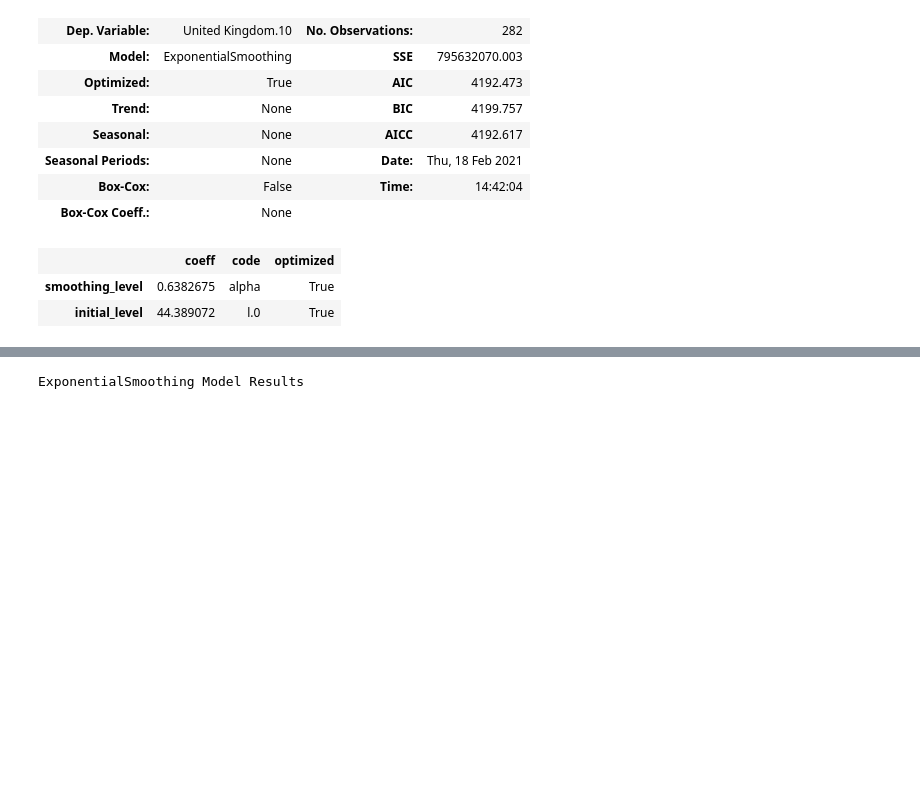
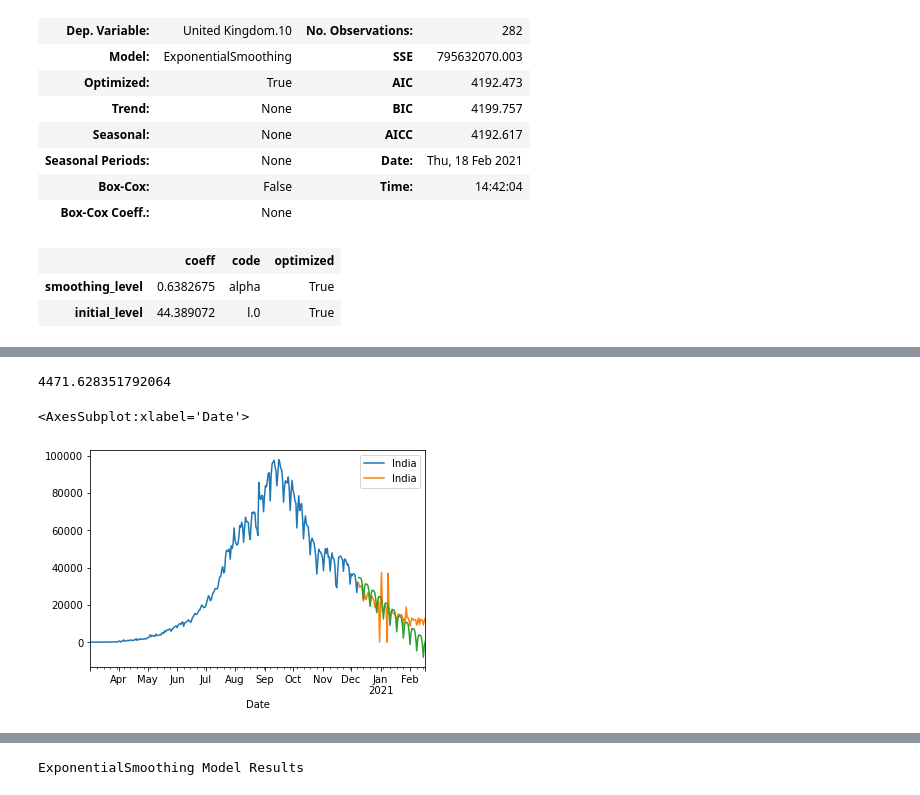
Before and after one commit to sabarishchockalingam2017/covid_forecasting, a Jupyter notebook: notebooks/covid_forecasting.ipynb, the cells around one changed output, grey strips where cells are left out. Saved outputs shown, nothing was run; the diff lists cells and outputs as text; code cells hidden in the pictures; blank space fills up the shorter version.

```diff
--- a/notebooks/covid_forecasting.ipynb
+++ b/notebooks/covid_forecasting.ipynb
@@ -350,14 +350,26 @@ ExponentialSmoothing Model Results
 # %%
 # skipping first row (header row) and resetting index to begin at 0
 dates = pd.to_datetime(casesdf['Country/Region'][1:], format="%m/%d/%y")
-tsdata = pd.DataFrame(casesdf['US'][1:])
+tsdata = pd.DataFrame(casesdf['India'][1:])
 tsdata.index = dates
 tsdata.index.freq='d' # setting time frequency to be by date
 tsdata = tsdata.rename_axis('Date')
 tsdata = tsdata[tsdata.index>'03-01-2020']
-
+tsdata.fillna(0,inplace=True)
 # splitting 80% into trainset and 20% into testset
 sersplit = round(len(tsdata)*0.8)
 traindata = tsdata.iloc[:sersplit]
 testdata = tsdata.iloc[sersplit:]
 pred_horizon = len(testdata)-1
+# %%
+# multiplicative fitting does not work with zero values
+if np.any(traindata<=0) or np.any(testdata<=0):
+    hw_params = [[None,'additive'],[None,'additive'],[7,15,30,90]]
+else:
+    hw_params = [[None,'additive','multiplicative'],[None,'additive','multiplicative'],[7,15,30,90]]
+#hw_par_iter = list(combinations_with_replacement(hw_params,2))
+hw_par_iter = list(product(*hw_params))
+hwmodels = [ExponentialSmoothing(traindata, seasonal=s, trend=t, seasonal_periods=p).fit() for s, t, p in hw_par_iter]
+# %%
+hw_aics = [mod.aic for mod in hwmodels]
+hw_best = sorted(hwmodels,key=lambda x:x.aic)[0]
@@ -363,0 +444,14 @@ pred_horizon = len(testdata)-1
+# %%
+hw_best.aic
+# %% [output]
+4471.628351792064
+# %%
+pred_data = hw_best.predict(start=len(traindata), end=len(traindata)+len(testdata)-1)
+fig, ax = plt.subplots()
+
+traindata.plot(ax=ax)
+testdata.plot(ax=ax)
+pred_data.plot(ax=ax)
+# %% [output]
+<AxesSubplot:xlabel='Date'>
+[figure, added]
```
Also changed, not shown: parts of 28 cells of this notebook, 3 other files.
